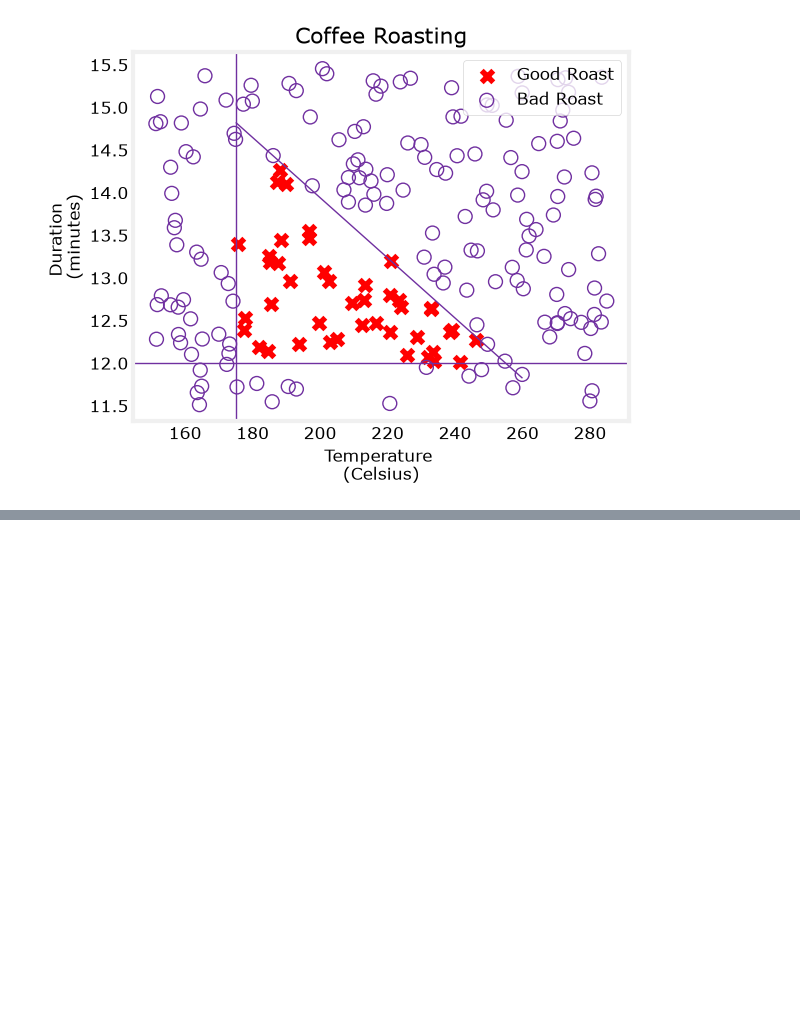
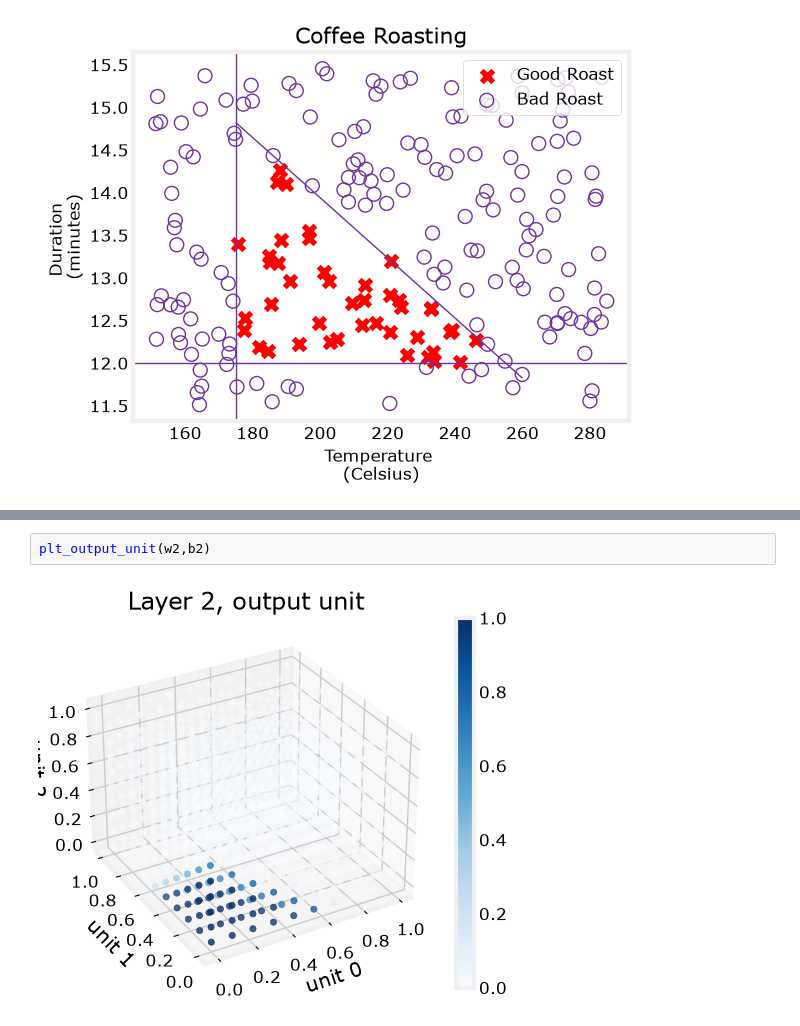
Before and after one commit to Sreesanth-e/ML, a Jupyter notebook: C2/coffee_roasting.ipynb, the cells around one changed output, grey strips where cells are left out. Saved outputs shown, nothing was run; the diff lists cells and outputs as text; blank space fills up the shorter version.

```diff
--- a/C2/coffee_roasting.ipynb
+++ b/C2/coffee_roasting.ipynb
@@ -32,0 +164,4 @@ norm l
+# %%
+plt_output_unit(w2,b2)
+# %% [output]
+[figure, added]
```
Also changed, not shown: parts of 12 cells of this notebook, 1 other file.
